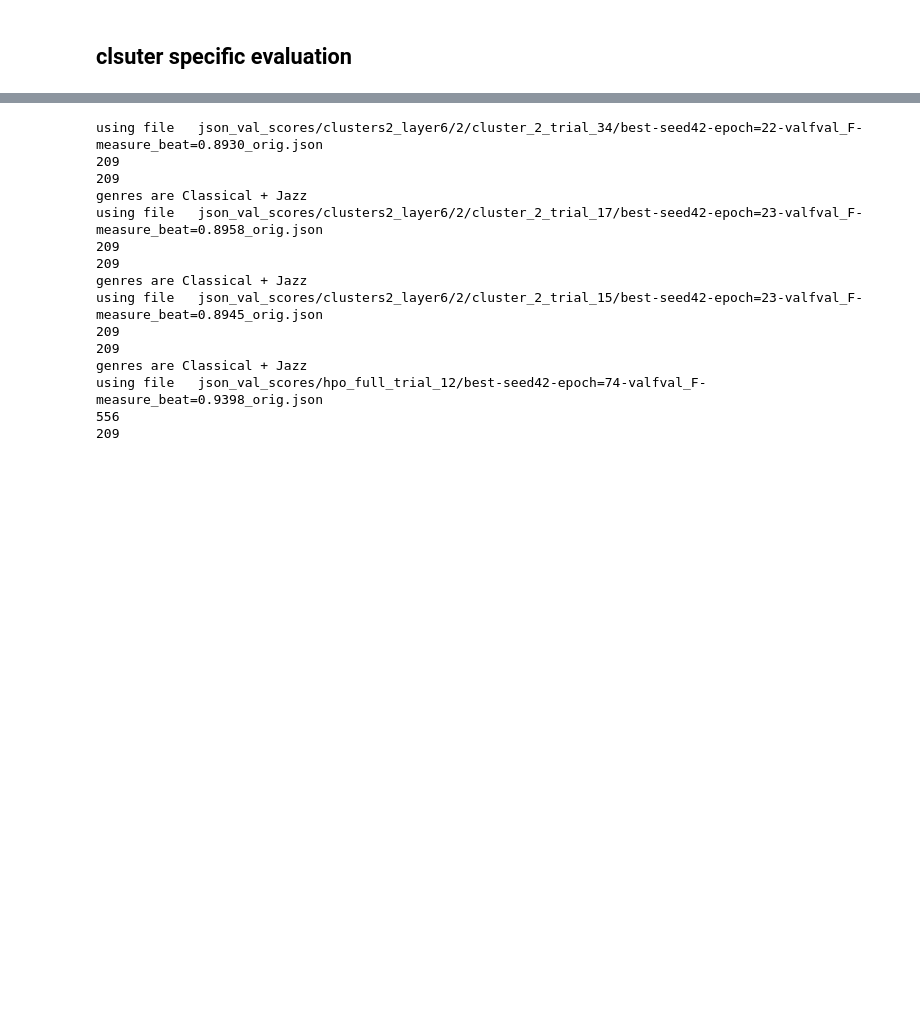
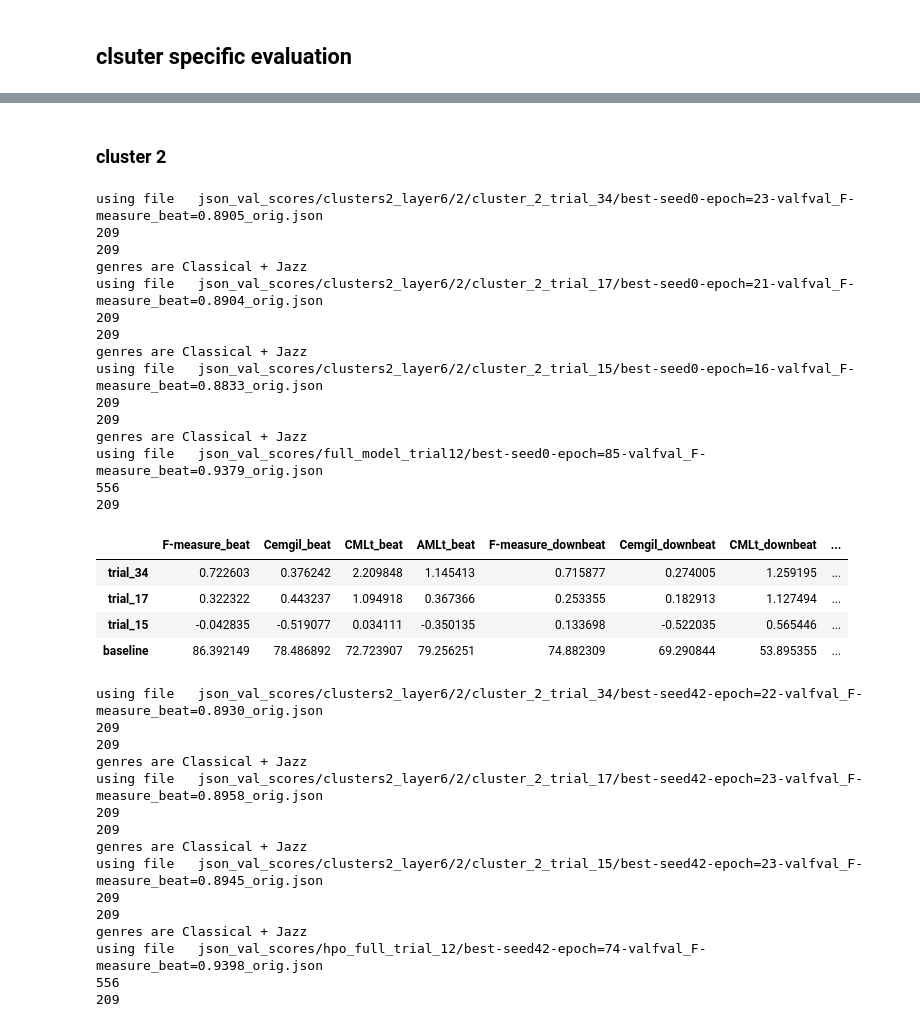
Before and after one commit to PulyaPolya/beat_this, a Jupyter notebook: results_evaluation.ipynb, the cells around one changed output, grey strips where cells are left out. Drawn from its saved outputs; the diff is of its cells as text; code cells hidden in the pictures; blank space fills up the shorter version.

```diff
--- a/results_evaluation.ipynb
+++ b/results_evaluation.ipynb
@@ -1885,3 +1984,30 @@ df_sorted
+# %% [markdown]
+### cluster 2
+# %%
+df_total = get_per_cluster_results(trials = [34, 17, 15], seeds = [0],json_path = "json_val_scores", name_full = "full_model_trial12", cluster = 2)
+diff_vs_baseline = get_baseliine_diff (df_total, num_trials=3)
+diff_vs_baseline
+# %% [output]
+using file   json_val_scores/clusters2_layer6/2/cluster_2_trial_34/best-seed0-epoch=23-valfval_F-measure_beat=0.8905_orig.json
+209
+209
+genres are Classical + Jazz
+using file   json_val_scores/clusters2_layer6/2/cluster_2_trial_17/best-seed0-epoch=21-valfval_F-measure_beat=0.8904_orig.json
+209
+209
+genres are Classical + Jazz
+using file   json_val_scores/clusters2_layer6/2/cluster_2_trial_15/best-seed0-epoch=16-valfval_F-measure_beat=0.8833_orig.json
+209
+209
+genres are Classical + Jazz
+using file   json_val_scores/full_model_trial12/best-seed0-epoch=85-valfval_F-measure_beat=0.9379_orig.json
+556
+209
+|  | F-measure_beat | Cemgil_beat | CMLt_beat | AMLt_beat | F-measure_downbeat | Cemgil_downbeat | CMLt_downbeat | ... |
+| trial_34 | 0.722603 | 0.376242 | 2.209848 | 1.145413 | 0.715877 | 0.274005 | 1.259195 | ... |
+| trial_17 | 0.322322 | 0.443237 | 1.094918 | 0.367366 | 0.253355 | 0.182913 | 1.127494 | ... |
+| trial_15 | -0.042835 | -0.519077 | 0.034111 | -0.350135 | 0.133698 | -0.522035 | 0.565446 | ... |
+| baseline | 86.392149 | 78.486892 | 72.723907 | 79.256251 | 74.882309 | 69.290844 | 53.895355 | ... |
 # %%
 json_val_path = "json_val_scores"
 import os
```
Also changed, not shown: parts of 37 cells of this notebook, 3 other files.
